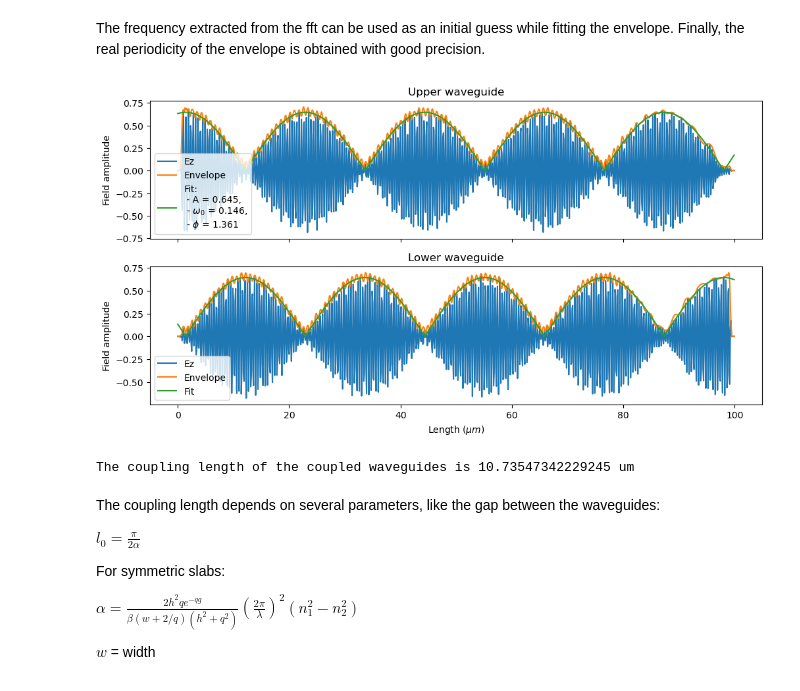
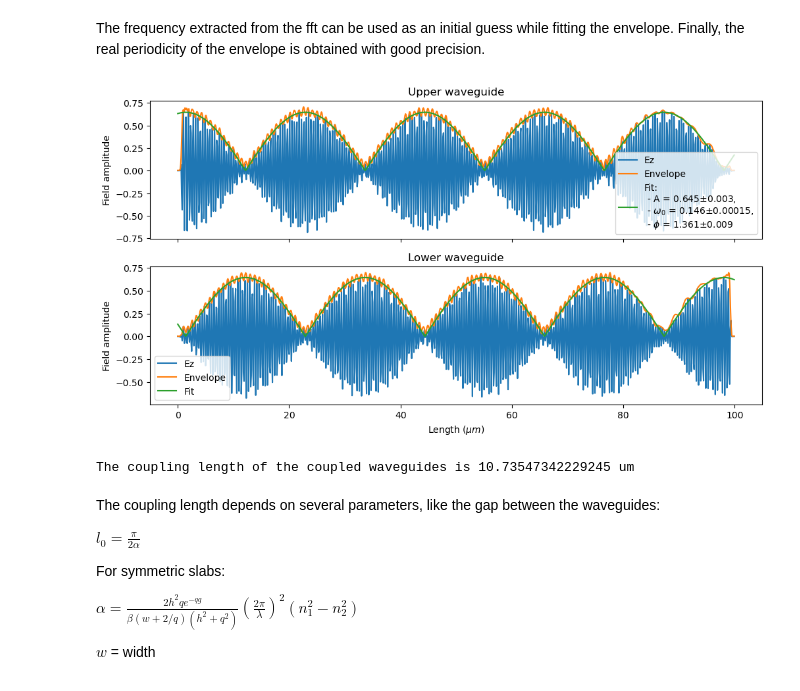
Before and after one commit to elife00/LabPh-Sim, a Jupyter notebook: Coupler/Coupler.ipynb, the cells around one changed output. Drawn from its saved outputs; the diff is of its cells as text; code cells hidden in the pictures.

```diff
--- a/Coupler/Coupler.ipynb
+++ b/Coupler/Coupler.ipynb
@@ -233,34 +231,39 @@ def abs_sin(x, A, w, p):
     return np.abs(A * np.sin(w * x + p))
 # %%
 popt, pcov = curve_fit(abs_sin, x_coordinate, envelope_1, p0=[np.max(envelope_1), np.pi * freq[i_peak], np.pi / 2])
+d_A = np.sqrt(pcov[0][0])
+d_w = np.sqrt(pcov[1][1])
+d_p = np.sqrt(pcov[2][2])
 
 fig, ax = plt.subplots(2, 1, figsize=(12,6))
 
 ax[0].plot(x_coordinate, ez_profile_1, label='Ez')
 ax[1].plot(x_coordinate, ez_profile_2, label='Ez')
 
 ax[0].plot(x_coordinate, envelope_1, label='Envelope')
 ax[1].plot(x_coordinate, envelope_2, label='Envelope')
 
-ax[0].plot(x_coordinate, abs_sin(x_coordinate, *popt), '-', label='Fit:\n - A = %5.3f,\n - $\omega_0$ = %5.3f,\n - $\phi$ = %5.3f' % tuple(popt))
+ax[0].plot(x_coordinate, abs_sin(x_coordinate, *popt), '-',
+           label='Fit:\n - A = %5.3f$\pm$%5.3f,\n - $\omega_0$ = %5.3f$\pm$%5.5f,\n - $\phi$ = %5.3f$\pm$%5.3f'
+           % tuple([popt[0], d_A, popt[1], d_w, popt[2], d_p]))
 ax[1].plot(x_coordinate, abs_sin(x_coordinate, popt[0], popt[1], popt[2] + np.pi / 2), '-', label='Fit')
 
 ax[0].set_title('Upper waveguide')
 ax[1].set_title('Lower waveguide')
 
 for axs in ax.flat:
     axs.set(xlabel='Length ($\mu m$)', ylabel='Field amplitude')
     axs.legend()
 
 # Hide x labels and tick labels for top plots and y ticks for right plots.
 for axs in ax.flat:
     axs.label_outer()
 
 plt.show()
 
 print(f'The coupling length of the coupled waveguides is {np.pi /popt[1] / 2} um')
 # %% [output]
-[figure, old version]
+[figure, new version]
 The coupling length of the coupled waveguides is 10.73547342229245 um
 # %% [markdown]
 The coupling length depends on several parameters, like the gap between the waveguides:
```
Also changed, not shown: parts of 11 cells of this notebook.
